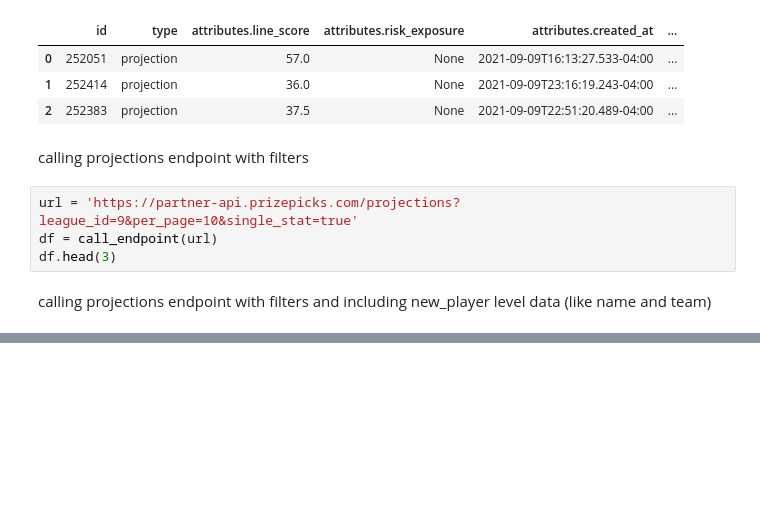
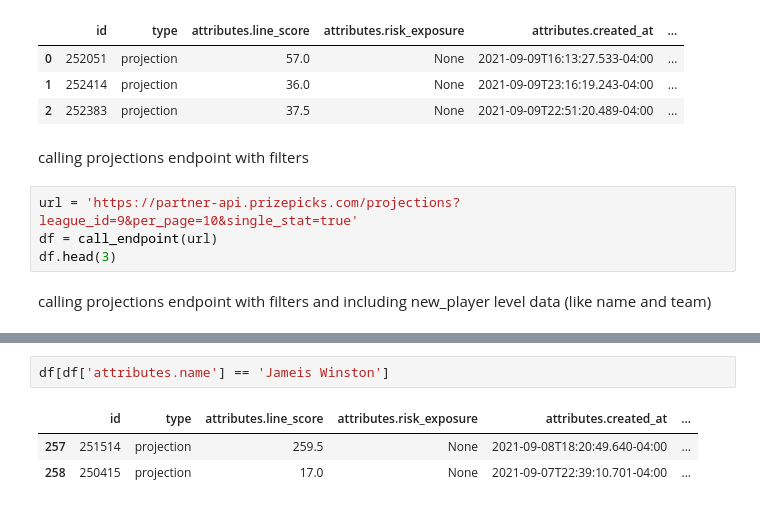
Before and after one commit to mada949/PrizePicks-API, a Jupyter notebook: examples.ipynb, the cells around one changed output, grey strips where cells are left out. Cells and saved outputs as stored; diff of their text form; blank space fills up the shorter version.

```diff
--- a/examples.ipynb
+++ b/examples.ipynb
@@ -59,0 +65,6 @@ df.head(3)
+# %%
+df[df['attributes.name'] == 'Jameis Winston']
+# %% [output]
+|  | id | type | attributes.line_score | attributes.risk_exposure | attributes.created_at | ... |
+| 257 | 251514 | projection | 259.5 | None | 2021-09-08T18:20:49.640-04:00 | ... |
+| 258 | 250415 | projection | 17.0 | None | 2021-09-07T22:39:10.701-04:00 | ... |
```
Also changed, not shown: parts of 1 cell of this notebook.
